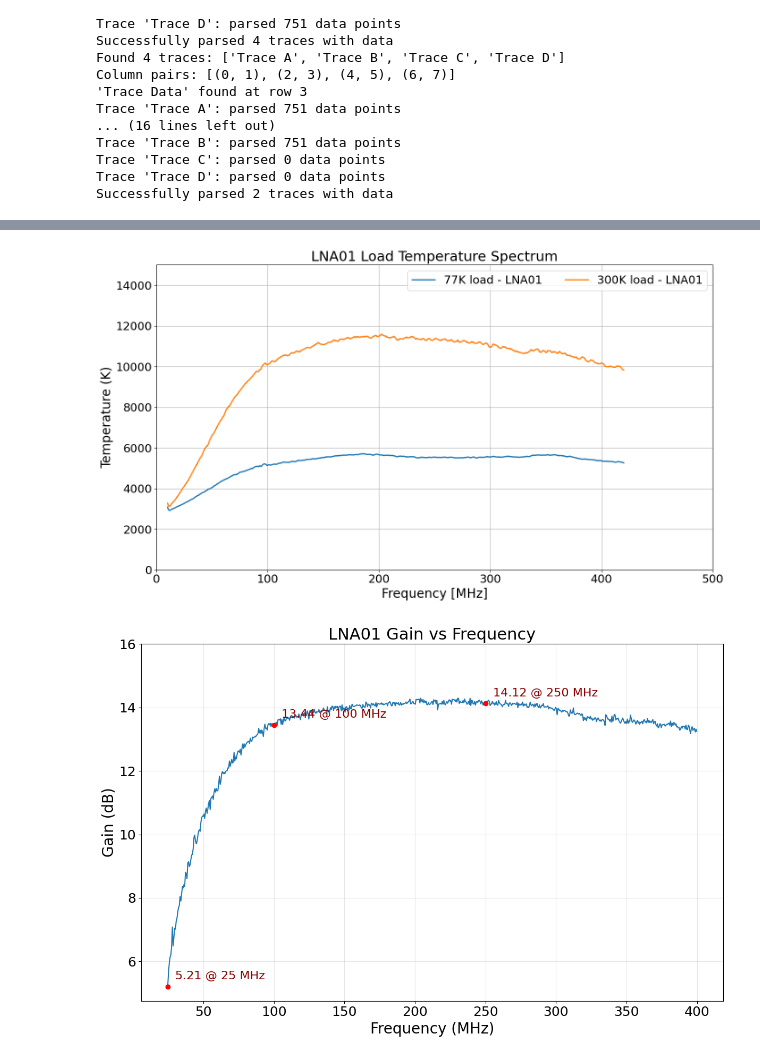
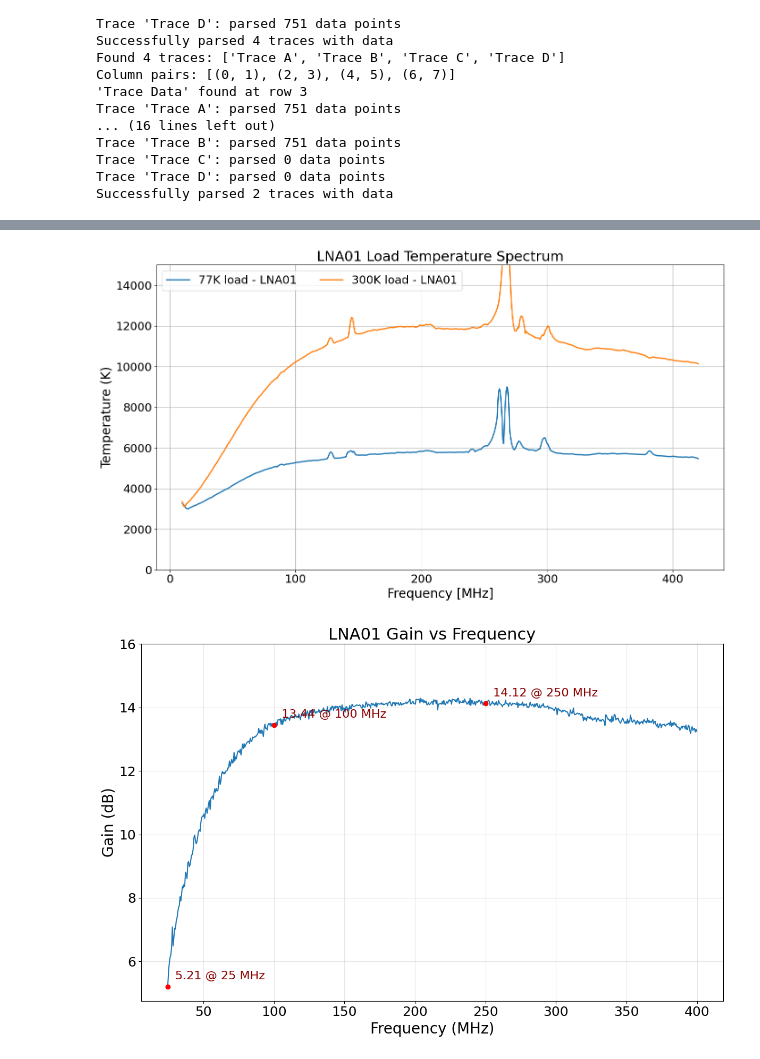
Before and after one commit to alhosani-abdulla/Highz-EXP, a Jupyter notebook: notebooks/Y_factor.ipynb, the cells around one changed output, grey strips where cells are left out. Drawn from its saved outputs; the diff is of its cells as text; code cells hidden in the pictures.

```diff
--- a/notebooks/Y_factor.ipynb
+++ b/notebooks/Y_factor.ipynb
@@ -86,10 +70,11 @@ traces_300K = load_csv.parse_trace_data(pjoin(output_path, '300K_data.csv'))
 WEA102_300K = Spectrum(traces_300K['Trace A']['frequency'], traces_300K['Trace A']['spectrum'], name='300K load - WEA102')
 WEA101_300K = Spectrum(traces_300K['Trace B']['frequency'], traces_300K['Trace B']['spectrum'], name='300K load - WEA101 + WEA102')
 
-traces_LNA = load_csv.parse_trace_data(pjoin(output_path, 'LNA01_BB013_data.csv'))
-LNA01_300K = Spectrum(traces_LNA['Trace B']['frequency'], traces_LNA['Trace B']['spectrum'], name='300K load - LNA01')
-LNA01_77K = Spectrum(traces_LNA['Trace C']['frequency'], traces_LNA['Trace C']['spectrum'], name='77K load - LNA01')
-LNA01_BB = Spectrum(traces_LNA['Trace D']['frequency'], traces_LNA['Trace D']['spectrum'], name='BB013 Cal - LNA01')
+traces_LNA = load_csv.parse_trace_data(pjoin(output_path, 'LNA01_data.csv'))
+LNA01_300K = Spectrum(traces_LNA['Trace A']['frequency'], traces_LNA['Trace A']['spectrum'], name='300K load - LNA01')
+LNA01_77K = Spectrum(traces_LNA['Trace B']['frequency'], traces_LNA['Trace B']['spectrum'], name='77K load - LNA01')
+LNA01_BB = Spectrum(traces_LNA['Trace C']['frequency'], traces_LNA['Trace C']['spectrum'], name='BB013 Cal - LNA01')
+LNA01_ND = Spectrum(traces_LNA['Trace D']['frequency'], traces_LNA['Trace D']['spectrum'], name='ND01 Cal - LNA01')
 
 traces_ND = load_csv.parse_trace_data(pjoin(output_path, 'ND01_data.csv'))
 ND01 = Spectrum(traces_ND['Trace A']['frequency'], traces_ND['Trace A']['spectrum'], name='ND01 - LNA01')
@@ -128,17 +108,16 @@ plotter.plot_spectrum([LNA01_77K, LNA01_300K, LNA01_BB],
 # %%
 # plot in temperature
 LNA01_77K_temp = LNA01_77K.unit_convert('dBm', 'kelvin', channel_width=300e3)
-LNA01_77K_temp.despike(threshold=20)
+LNA01_77K_temp.despike(threshold=10, window_len=50)
 LNA01_77K_temp.smooth(inplace=True, window_len=11)
 LNA01_300K_temp = LNA01_300K.unit_convert('dBm', 'kelvin', channel_width=300e3)
-LNA01_300K_temp.despike(threshold=30)
+LNA01_300K_temp.despike(threshold=10, window_len=50)
 LNA01_300K_temp.smooth(inplace=True, window_len=11)
 plotter.plot_spectrum([LNA01_77K_temp, LNA01_300K_temp], title='LNA01 Load Temperature Spectrum',
                       ylabel='Temperature (K)', ymax=15000, ymin=0,
-                      freq_range=(0, 500),
                       save_dir=plot_path, suffix='LNA01_Temperature_Spectrum')
 # %% [output]
-[figure, old version]
+[figure, new version]
 # %%
 LNA01_300K.despike(threshold=3)
 LNA01_77K.despike(threshold=3)
```
Also changed, not shown: parts of 3 cells of this notebook, 5 other files.
